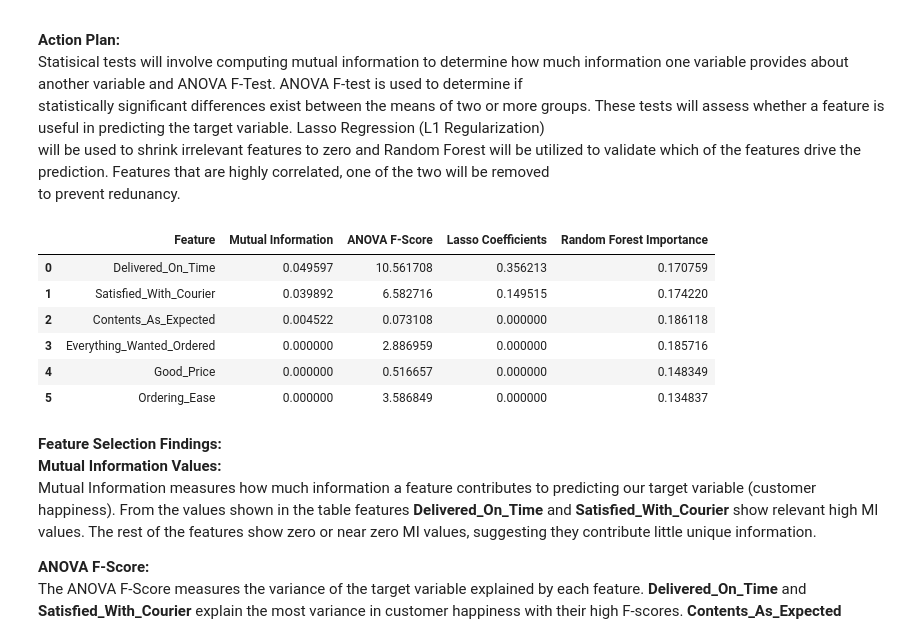
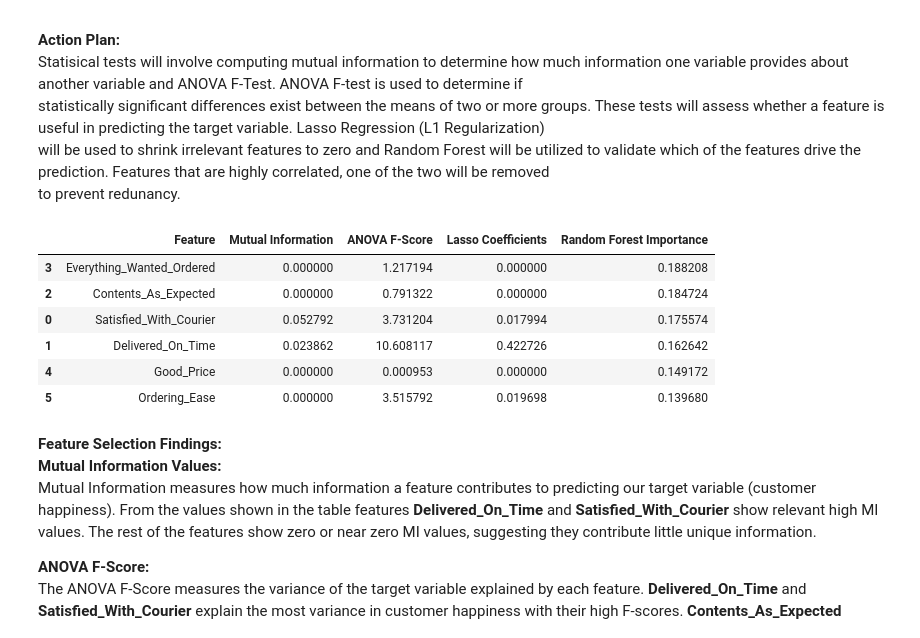
Before and after one commit to Sooihk/Apziva-Project-Happy-Customers, a Jupyter notebook: notebooks/HappyCustomers.ipynb, the cells around one changed output. Saved outputs shown, nothing was run; the diff lists cells and outputs as text; code cells hidden in the pictures.

Commit message:
corrected splitting before feature selection

```diff
--- a/notebooks/HappyCustomers.ipynb
+++ b/notebooks/HappyCustomers.ipynb
@@ -212,63 +212,76 @@ to prevent redunancy.
 # %%
 # import necessary libraries for feature selection
 from sklearn.feature_selection import mutual_info_classif
 from sklearn.feature_selection import f_classif
 from sklearn.linear_model import LogisticRegression
 from sklearn.ensemble import RandomForestClassifier
 from sklearn.preprocessing import StandardScaler
+from sklearn.model_selection import train_test_split
+import pandas as pd
 import numpy as np
+np.random.seed(42)
 
 # Split features from target variable
 features = customer_survey.drop(columns=['Target'])
 target_variable = customer_survey['Target']
-np.random.seed(42)
-# Standardize the features for Lasso
+
+# Splitting Dataset
+X_train, X_test, y_train, y_test = train_test_split(features, target_variable, test_size=0.15, random_state=42)
+X_train.to_csv('../data/processed/final_x_train.csv', index=False)
+y_train.to_csv('../data/processed/final_y_train.csv', index=False)
+X_test.to_csv('../data/processed/final_x_test.csv', index=False)
+y_test.to_csv('../data/processed/final_y_test.csv', index=False)
+
+# Standardize training features for Lasso
 scaler = StandardScaler()
-features_standardized = scaler.fit_transform(features)
+X_train_scaled = scaler.fit_transform(X_train)
 
-# Compute Mutual Information (MI) between features and target variable
-mi_scores = mutual_info_classif(features, target_variable, random_state=42)
-mi_df = pd.DataFrame({'Feature':features.columns, 'Mutual Information': mi_scores}).sort_values(
-    by='Mutual Information', ascending=False
-)
-# Compute ANOVA F-test scores
-anova_f_values, _ = f_classif(features, target_variable)
-anova_df = pd.DataFrame({'Feature': features.columns, 'ANOVA F-Score': anova_f_values}).sort_values(
-    by='ANOVA F-Score', ascending=False
-)
-# Fit Lasso Regularized Logistic Regression (L1 Regularization)
-lasso = LogisticRegression(penalty='l1', solver='liblinear', C=0.2)
-# Train logistic regression model
-lasso.fit(features_standardized, target_variable)
-# Extract and sort the model's coefficients
+# --- Feature Selection on Training Data ---
+
+# Mutual Information
+mi_scores = mutual_info_classif(X_train, y_train, random_state=42)
+mi_df = pd.DataFrame({
+    'Feature': X_train.columns,
+    'Mutual Information': mi_scores
+}).sort_values(by='Mutual Information', ascending=False)
+
+# ANOVA F-Test
+anova_f_values, _ = f_classif(X_train, y_train)
+anova_df = pd.DataFrame({
+    'Feature': X_train.columns,
+    'ANOVA F-Score': anova_f_values
+}).sort_values(by='ANOVA F-Score', ascending=False)
+
+# Lasso Logistic Regression (L1 Regularization)
+lasso = LogisticRegression(penalty='l1', solver='liblinear', C=0.2, random_state=42)
+lasso.fit(X_train_scaled, y_train)
 lasso_df = pd.DataFrame({
-    'Feature':features.columns,
-    'Lasso Coefficients':lasso.coef_[0]
-    }).sort_values(by='Lasso Coefficients', key=abs, ascending=False)
+    'Feature': X_train.columns,
+    'Lasso Coefficients': lasso.coef_[0]
+}).sort_values(by='Lasso Coefficients', key=abs, ascending=False)
 
-# Fit Random Forest
-random_forest = RandomForestClassifier(n_estimators=100, random_state=50)
-# Train model
-random_forest.fit(features, target_variable)
-# Extract and sort rf model's coefficients
-random_forest_df = pd.DataFrame({
-    'Feature':features.columns,
-    'Random Forest Importance':random_forest.feature_importances_
+# Random Forest Importance
+rf = RandomForestClassifier(n_estimators=100, random_state=50)
+rf.fit(X_train, y_train)
+rf_df = pd.DataFrame({
+    'Feature': X_train.columns,
+    'Random Forest Importance': rf.feature_importances_
 }).sort_values(by='Random Forest Importance', ascending=False)
 
-# Combine all feature selection dataframes
-combined_feature_selection = mi_df.merge(anova_df, on='Feature').merge(lasso_df,on='Feature').merge(
-    random_forest_df, on='Feature'
-)
-combined_feature_selection
+# Combine feature selection results
+combined_df = mi_df.merge(anova_df, on='Feature')\
+                   .merge(lasso_df, on='Feature')\
+                   .merge(rf_df, on='Feature')
+
+combined_df.sort_values(by='Random Forest Importance', ascending=False)
 # %% [output]
 |  | Feature | Mutual Information | ANOVA F-Score | Lasso Coefficients | Random Forest Importance |
-| 0 | Delivered_On_Time | 0.049597 | 10.561708 | 0.356213 | 0.170759 |
-| 1 | Satisfied_With_Courier | 0.039892 | 6.582716 | 0.149515 | 0.174220 |
-| 2 | Contents_As_Expected | 0.004522 | 0.073108 | 0.000000 | 0.186118 |
-| 3 | Everything_Wanted_Ordered | 0.000000 | 2.886959 | 0.000000 | 0.185716 |
-| 4 | Good_Price | 0.000000 | 0.516657 | 0.000000 | 0.148349 |
-| 5 | Ordering_Ease | 0.000000 | 3.586849 | 0.000000 | 0.134837 |
+| 3 | Everything_Wanted_Ordered | 0.000000 | 1.217194 | 0.000000 | 0.188208 |
+| 2 | Contents_As_Expected | 0.000000 | 0.791322 | 0.000000 | 0.184724 |
+| 0 | Satisfied_With_Courier | 0.052792 | 3.731204 | 0.017994 | 0.175574 |
+| 1 | Delivered_On_Time | 0.023862 | 10.608117 | 0.422726 | 0.162642 |
+| 4 | Good_Price | 0.000000 | 0.000953 | 0.000000 | 0.149172 |
+| 5 | Ordering_Ease | 0.000000 | 3.515792 | 0.019698 | 0.139680 |
 # %% [markdown]
 **Feature Selection Findings:**
 **Mutual Information Values:**
```
Also changed, not shown: parts of 3 cells of this notebook.
